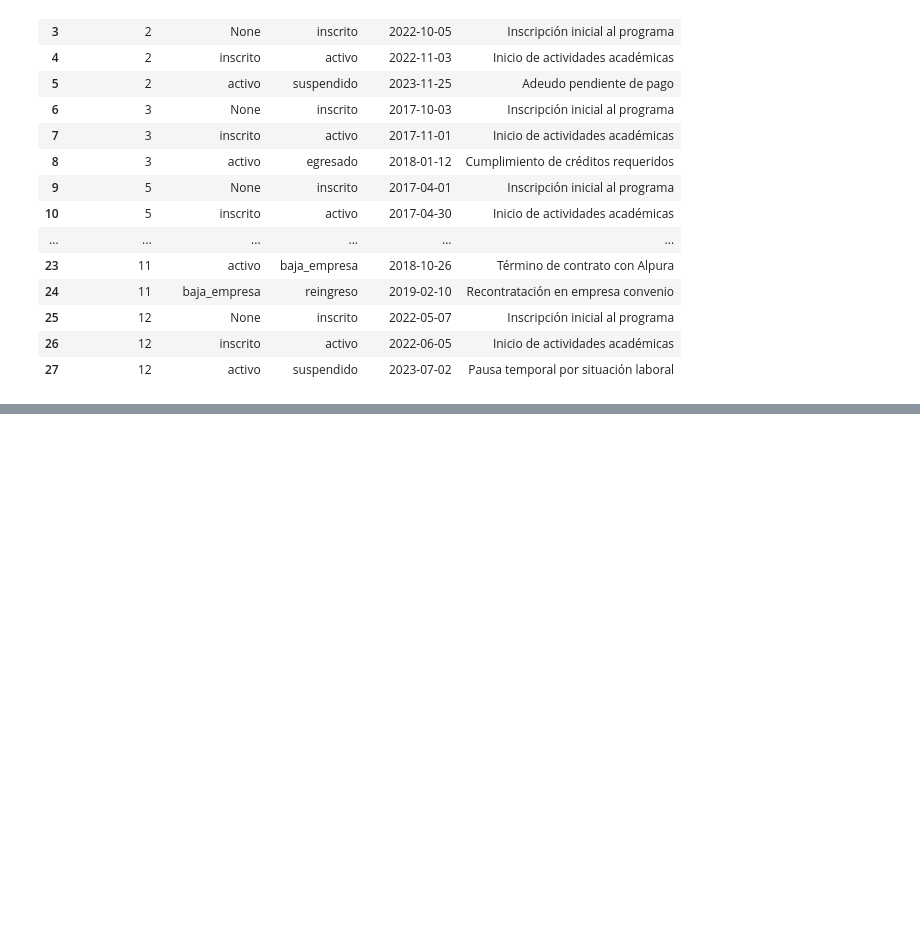
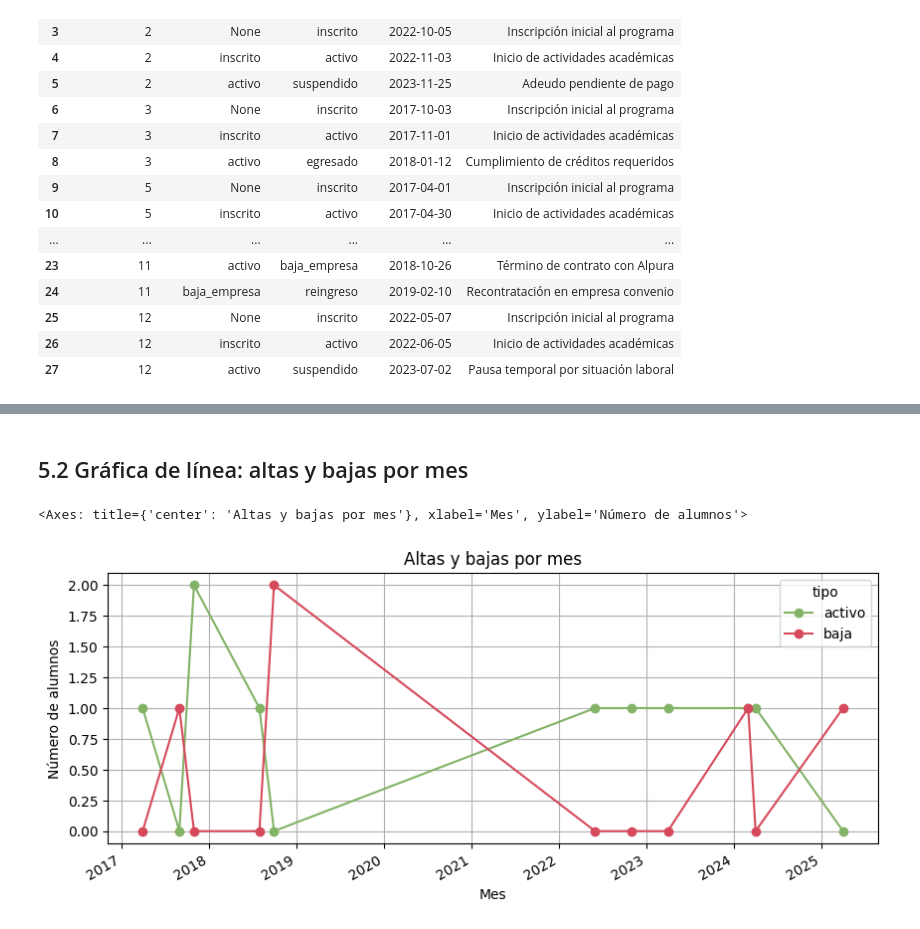
Before and after one commit to diegovega007/inscripciones-educativas, a Jupyter notebook: analysis/analysis.ipynb, the cells around one changed output, grey strips where cells are left out. Drawn from its saved outputs; the diff is of its cells as text; code cells hidden in the pictures; blank space fills up the shorter version.

Commit message:
Notebook about analysis of data education inscriptions

```diff
--- a/analysis/analysis.ipynb
+++ b/analysis/analysis.ipynb
@@ -113,0 +166,16 @@ display(df_historial_status)
+# %%
+#Tipo de bajas para el filtro
+BAJAS = {"baja_empresa", "baja_programa"}
+
+#DataFrame con los datos de historial de estatus filtrados por estatus_nuevo
+df_hist = df_historial_status.query("estatus_nuevo in ('activo', 'baja_empresa', 'baja_programa')").copy()
+
+#Creación de las columnas mes y tipo
+df_hist["mes"] = pd.to_datetime(df_hist["fecha_cambio"]).dt.to_period("M")
+df_hist["tipo"] = df_hist["estatus_nuevo"].map(lambda s: "baja" if s in BAJAS else "activo")
+
+#Creación de la tabla pivot
+monthly = pd.crosstab(df_hist["mes"], df_hist["tipo"])
+monthly.index = monthly.index.to_timestamp()
+
+display(monthly)
@@ -113,0 +271,17 @@ display(df_historial_status)
+# %% [markdown]
+## 5.2 Gráfica de línea: altas y bajas por mes
+# %%
+# Reutiliza el DataFrame monthly de la sección 4.2
+monthly.plot(
+    kind="line",
+    figsize=(10, 4),
+    marker="o",
+    color={"activo": "#82B366", "baja": "#D6495B"},
+    title="Altas y bajas por mes",
+    ylabel="Número de alumnos",
+    xlabel="Mes",
+    grid=True,
+)
+# %% [output]
+<Axes: title={'center': 'Altas y bajas por mes'}, xlabel='Mes', ylabel='Número de alumnos'>
+[figure, added]
```
Also changed, not shown: parts of 14 cells of this notebook.
